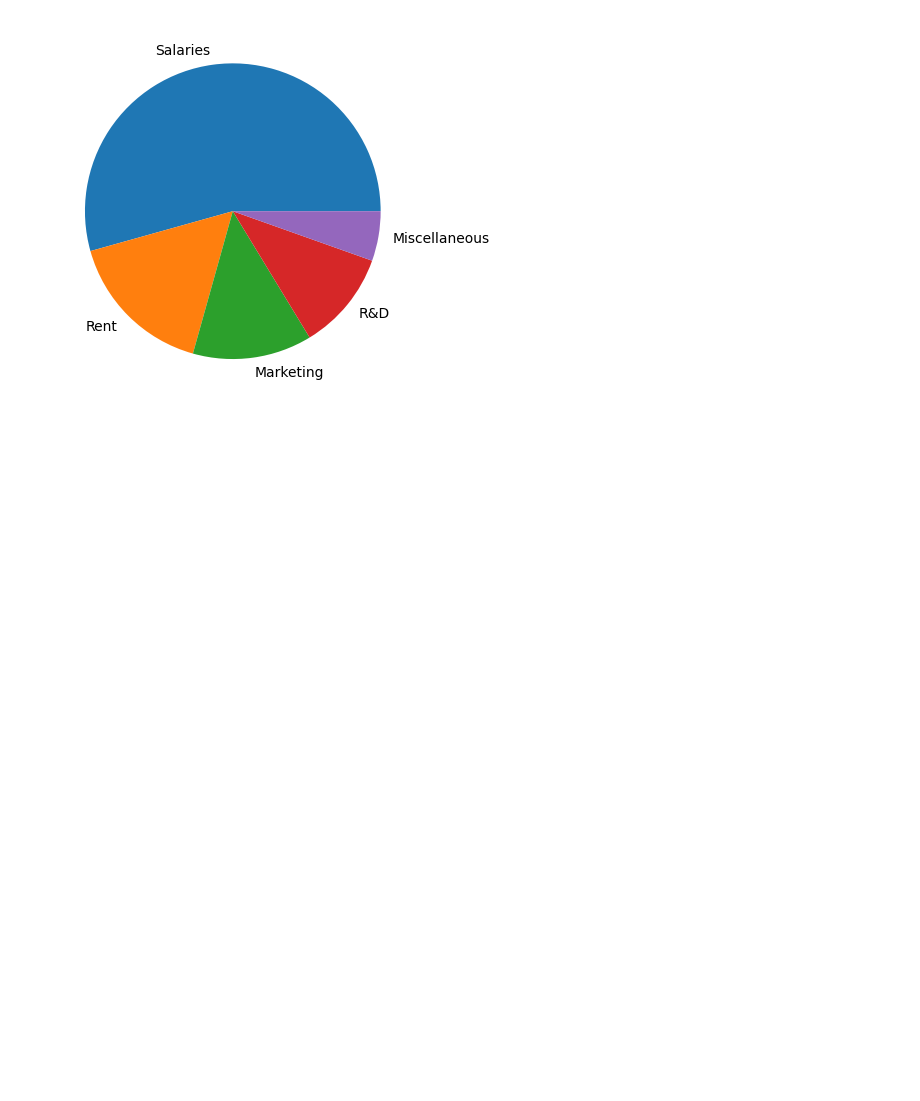
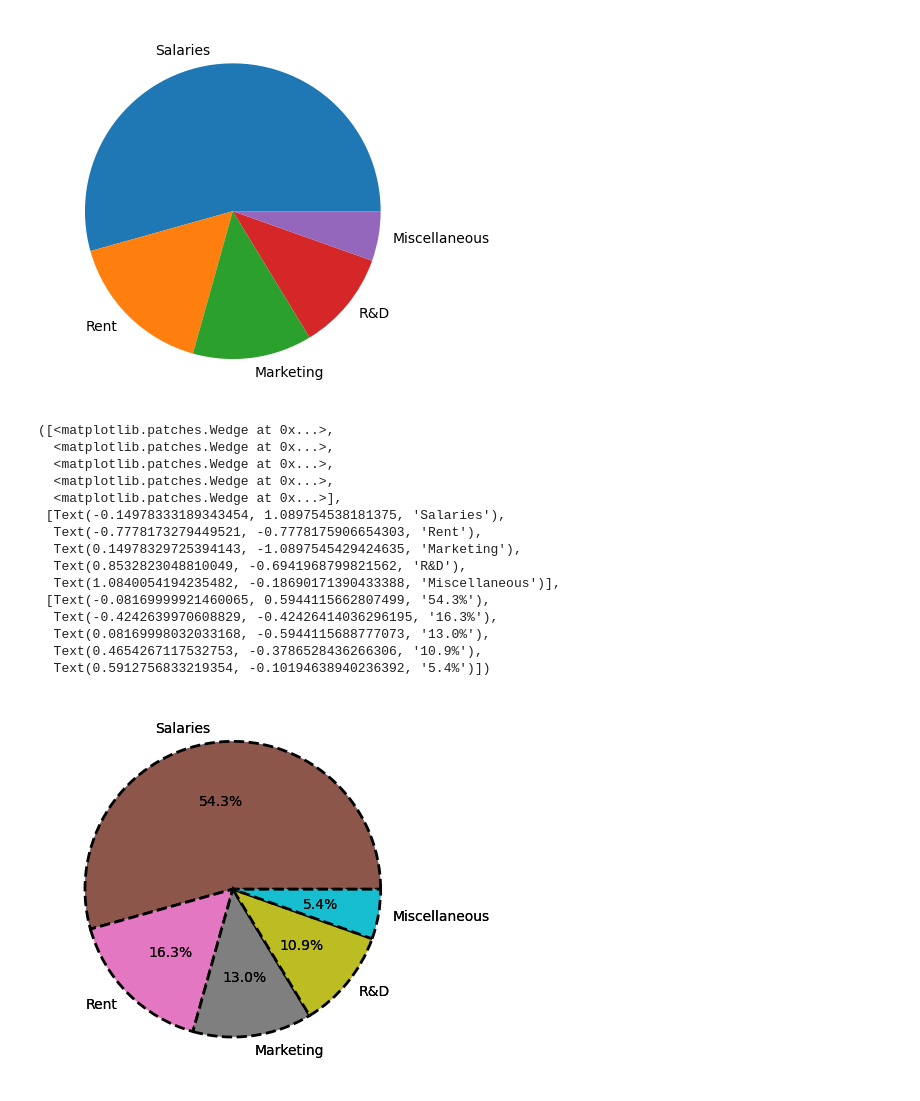
Before and after one commit to praveena-pawar/data-analysis-with-python, a Jupyter notebook: matplotlib/pie_charts.ipynb, the cells around one changed output. Cells and saved outputs as stored; diff of their text form; code cells hidden in the pictures; blank space fills up the shorter version.

Commit message:
wedgeprops

```diff
--- a/matplotlib/pie_charts.ipynb
+++ b/matplotlib/pie_charts.ipynb
@@ -11,3 +11,39 @@ plt.style.available
 plt.style.use('default')
 # %% [output]
 [figure]
+# %%
+expenses = ["Salaries", "Rent", "Marketing", "R&D", "Miscellaneous"]
+amounts = [500, 150, 120, 100, 50]
+
+plt.pie(amounts, labels=expenses, autopct="%1.1f%%") #for values
+
+
+
+expenses = ["Salaries", "Rent", "Marketing", "R&D", "Miscellaneous"]
+amounts = [500, 150, 120, 100, 50]
+
+plt.pie(amounts, labels=expenses, autopct="%1.1f%%",
+        wedgeprops={
+            "edgecolor":"black",
+            "linewidth":2,
+            "linestyle":"--"
+        }
+
+       )
+# %% [output]
+([<matplotlib.patches.Wedge at 0x...>,
+  <matplotlib.patches.Wedge at 0x...>,
+  <matplotlib.patches.Wedge at 0x...>,
+  <matplotlib.patches.Wedge at 0x...>,
+  <matplotlib.patches.Wedge at 0x...>],
+ [Text(-0.14978333189343454, 1.089754538181375, 'Salaries'),
+  Text(-0.7778173279449521, -0.7778175906654303, 'Rent'),
+  Text(0.14978329725394143, -1.0897545429424635, 'Marketing'),
+  Text(0.8532823048810049, -0.6941968799821562, 'R&D'),
+  Text(1.0840054194235482, -0.18690171390433388, 'Miscellaneous')],
+ [Text(-0.08169999921460065, 0.5944115662807499, '54.3%'),
+  Text(-0.4242639970608829, -0.42426414036296195, '16.3%'),
+  Text(0.08169998032033168, -0.5944115688777073, '13.0%'),
+  Text(0.4654267117532753, -0.3786528436266306, '10.9%'),
+  Text(0.5912756833219354, -0.10194638940236392, '5.4%')])
+[figure, added]
```
